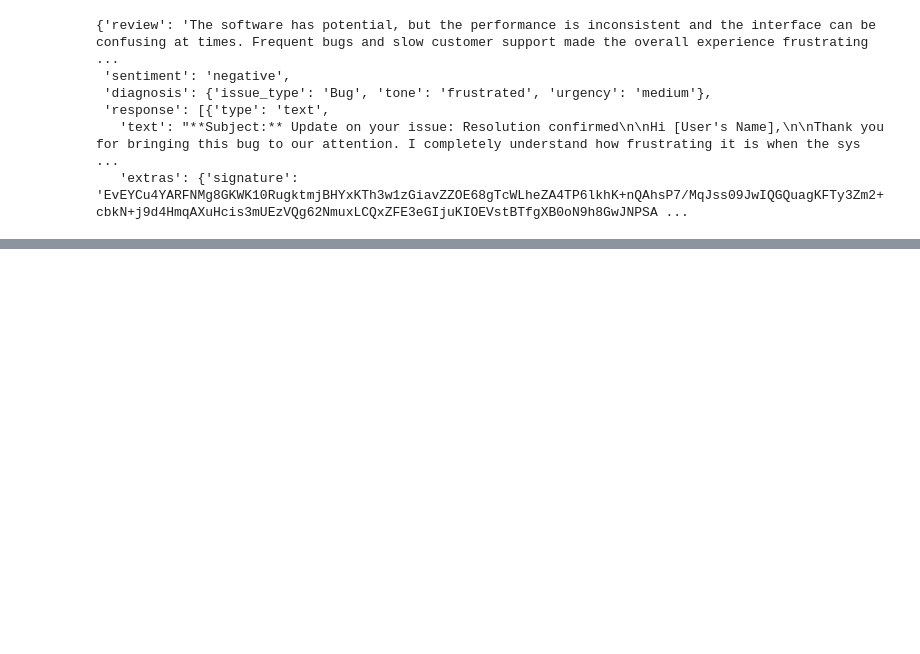
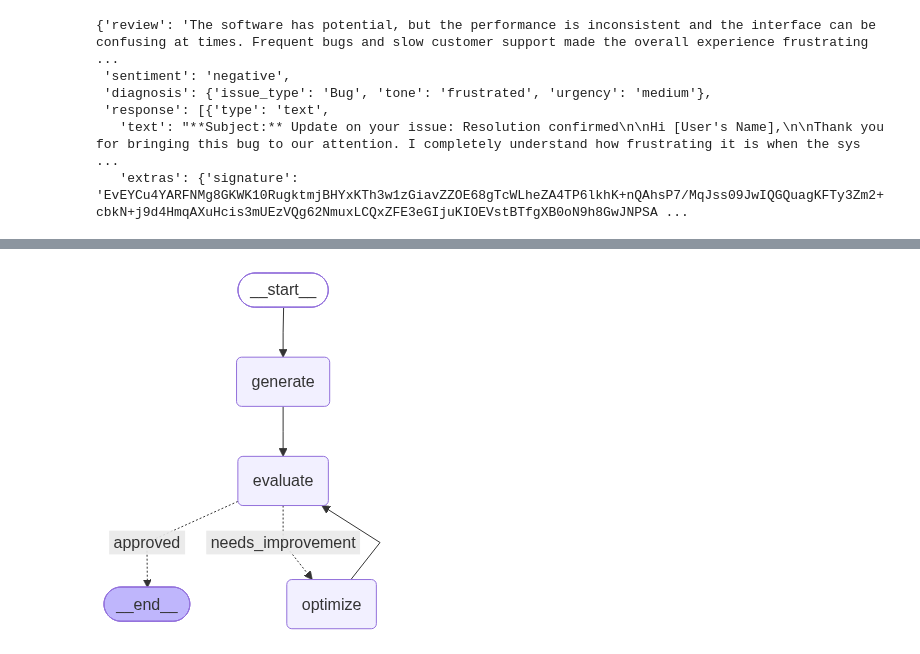
Before and after one commit to Harsh5225/AI_ENGINEER, a Jupyter notebook: LangGraphLearn/code.ipynb, the cells around one changed output, grey strips where cells are left out. Saved outputs shown, nothing was run; the diff lists cells and outputs as text; code cells hidden in the pictures; blank space fills up the shorter version.

Commit message:
feat(langgraph): build evaluator-optimizer workflow with structured evaluation and conditional routing

```diff
--- a/LangGraphLearn/code.ipynb
+++ b/LangGraphLearn/code.ipynb
@@ -329,0 +349,2 @@ result
+# %%
+structured_evaluator_llm=evaluator_llm.with_structured_output(PostEvaluation)
@@ -329,0 +397,18 @@ result
+# %%
+def generate_post(state:PostState):
+  # prompt
+    messages = [
+        SystemMessage(content="You are a funny and clever Facebook influencer."),
+        HumanMessage(content=f"""
+Write a short, original, and hilarious Facebook post on the topic: "{state['topic']}".
+
+Rules:
+- Do NOT use question-answer format.
+- Max 200 characters.
+- Use observational humor, irony, sarcasm, or cultural references.
+- Think in meme logic, punchlines, or relatable takes.
+- Use simple, day to day english
+""")
+    ]
+    response=generator_llm.invoke(messages).content
+    return {'post':response,'post_history': [response]}
@@ -329,0 +470,27 @@ result
+# %%
+def route_evaluation(state: PostState):
+
+    if state['evaluation'] == 'approved' or state['iteration'] >= state['max_iteration']:
+        return 'approved'
+    else:
+        return 'needs_improvement'
+# %%
+graph = StateGraph(PostState)
+
+# add nodes
+graph.add_node('generate', generate_post)
+graph.add_node('evaluate', evaluate_post)
+graph.add_node('optimize', optimize_post)
+
+
+# add edges
+graph.add_edge(START, 'generate')
+graph.add_edge('generate', 'evaluate')
+graph.add_conditional_edges('evaluate',route_evaluation,{'approved': END, 'needs_improvement': 'optimize'})
+graph.add_edge('optimize', 'evaluate')
+
+workflow = graph.compile()
+# %%
+workflow
+# %% [output]
+[figure, added]
```
Also changed, not shown: parts of 12 cells of this notebook.
